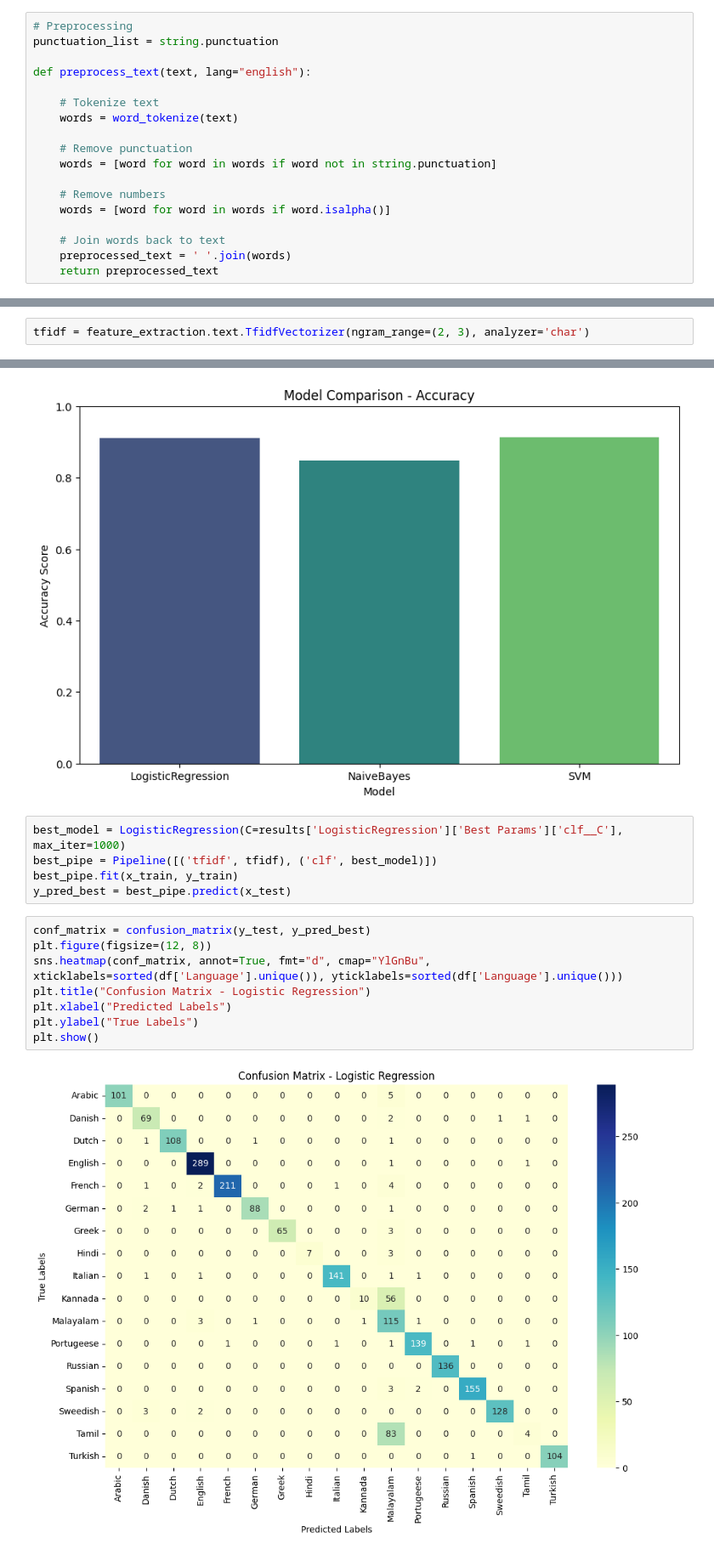
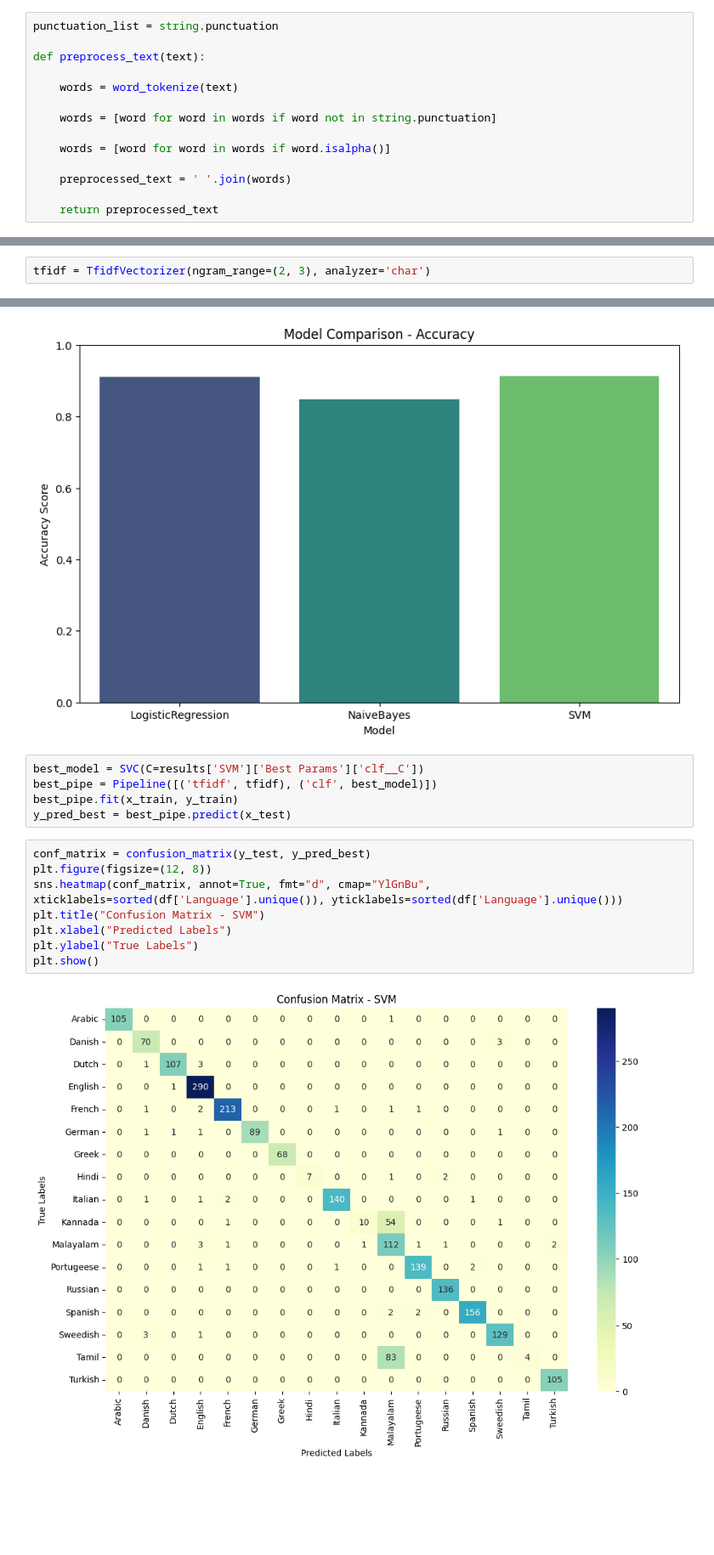
Before and after one commit to AnthPedia/LANGUAGE-DETECTION, a Jupyter notebook: Code.ipynb, the cells around one changed output, grey strips where cells are left out. Shown: that part at 85% size. Cells and saved outputs as stored; diff of their text form; blank space fills up the shorter version.

Commit message:
Model Repair

```diff
--- a/Code.ipynb
+++ b/Code.ipynb
@@ -19,22 +16,18 @@ from sklearn import feature_extraction
 # %%
 df = pd.read_csv('./Dataset/Language Detection.csv')
 # %%
-# Preprocessing
 punctuation_list = string.punctuation
 
-def preprocess_text(text, lang="english"):
+def preprocess_text(text):
 
-    # Tokenize text
     words = word_tokenize(text)
 
-    # Remove punctuation
     words = [word for word in words if word not in string.punctuation]
 
-    # Remove numbers
     words = [word for word in words if word.isalpha()]
 
-    # Join words back to text
     preprocessed_text = ' '.join(words)
+
     return preprocessed_text
 # %%
 print(df['Text'].head(10))
@@ -65,7 +58,7 @@ text = df['Text']
 language = df['Language']
 x_train, x_test, y_train, y_test = train_test_split(text, language, test_size=0.2, random_state=42)
 # %%
-tfidf = feature_extraction.text.TfidfVectorizer(ngram_range=(2, 3), analyzer='char')
+tfidf = TfidfVectorizer(ngram_range=(2, 3), analyzer='char')
 # %%
 models = {
     'LogisticRegression': LogisticRegression(max_iter=1000),
@@ -158,18 +151,18 @@ Passing `palette` without assigning `hue` is deprecated and will be removed in v
   sns.barplot(x=results_df.index, y='Accuracy', data=results_df, palette='viridis')
 [figure]
 # %%
-best_model = LogisticRegression(C=results['LogisticRegression']['Best Params']['clf__C'], max_iter=1000)
+best_model = SVC(C=results['SVM']['Best Params']['clf__C'])
 best_pipe = Pipeline([('tfidf', tfidf), ('clf', best_model)])
 best_pipe.fit(x_train, y_train)
 y_pred_best = best_pipe.predict(x_test)
 # %%
 conf_matrix = confusion_matrix(y_test, y_pred_best)
 plt.figure(figsize=(12, 8))
 sns.heatmap(conf_matrix, annot=True, fmt="d", cmap="YlGnBu", xticklabels=sorted(df['Language'].unique()), yticklabels=sorted(df['Language'].unique()))
-plt.title("Confusion Matrix - Logistic Regression")
+plt.title("Confusion Matrix - SVM")
 plt.xlabel("Predicted Labels")
 plt.ylabel("True Labels")
 plt.show()
 # %% [output]
-[figure, old version]
+[figure, new version]
 # %%
```
Also changed, not shown: parts of 4 cells of this notebook, 1 other file.
